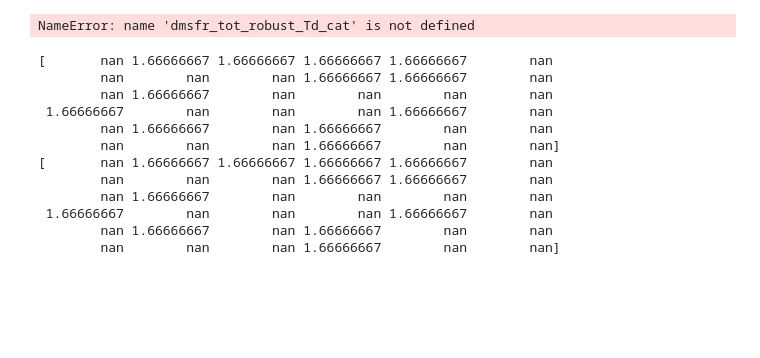
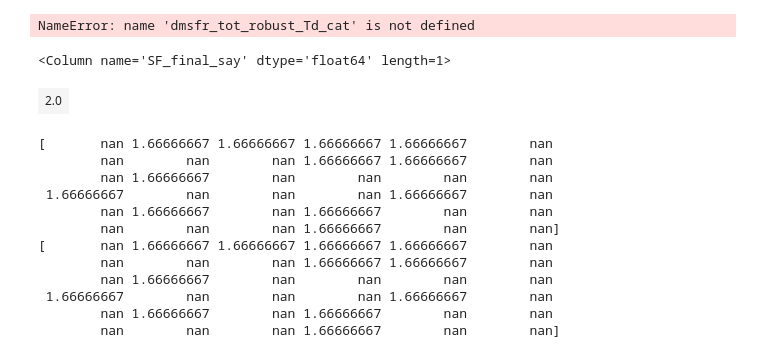
Before and after one commit to hpthatchfield/cmzoom_SFC, a Jupyter notebook: make_cloud_SFR_tables.ipynb, the cells around one changed output. Saved outputs shown, nothing was run; the diff lists cells and outputs as text; code cells hidden in the pictures; blank space fills up the shorter version.

```diff
--- a/make_cloud_SFR_tables.ipynb
+++ b/make_cloud_SFR_tables.ipynb
@@ -980,6 +1006,11 @@ print(sfr_robust_Td_cat[1],dmsfr_tot_robust_Td_cat[1])
 print(sfr_robust_Td_50[1],dmsfr_tot_robust_Td_50[1])
 # %% [output]
 NameError: name 'dmsfr_tot_robust_Td_cat' is not defined
+# %%
+teamcat['SF_final_say'][teamcat['leaf_ID']=='G0.068-0.075b']
+# %% [output]
+<Column name='SF_final_say' dtype='float64' length=1>
+| 2.0 |
 # %%
 print(sfr_robust_Td_50/dsfr_sfe_robust_Td_50)
 print(sfr_robust_Td_cat/dsfr_sfe_robust_Td_cat)
```
Also changed, not shown: parts of 14 cells of this notebook, 3 other files.
